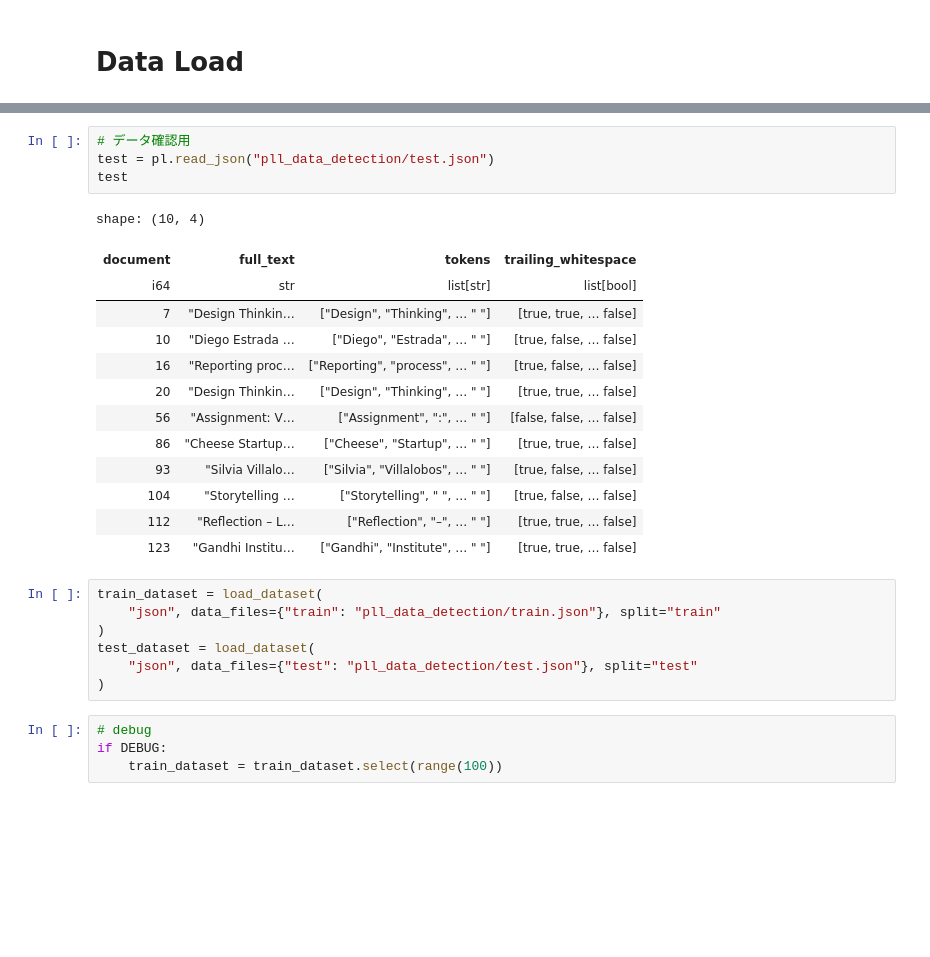
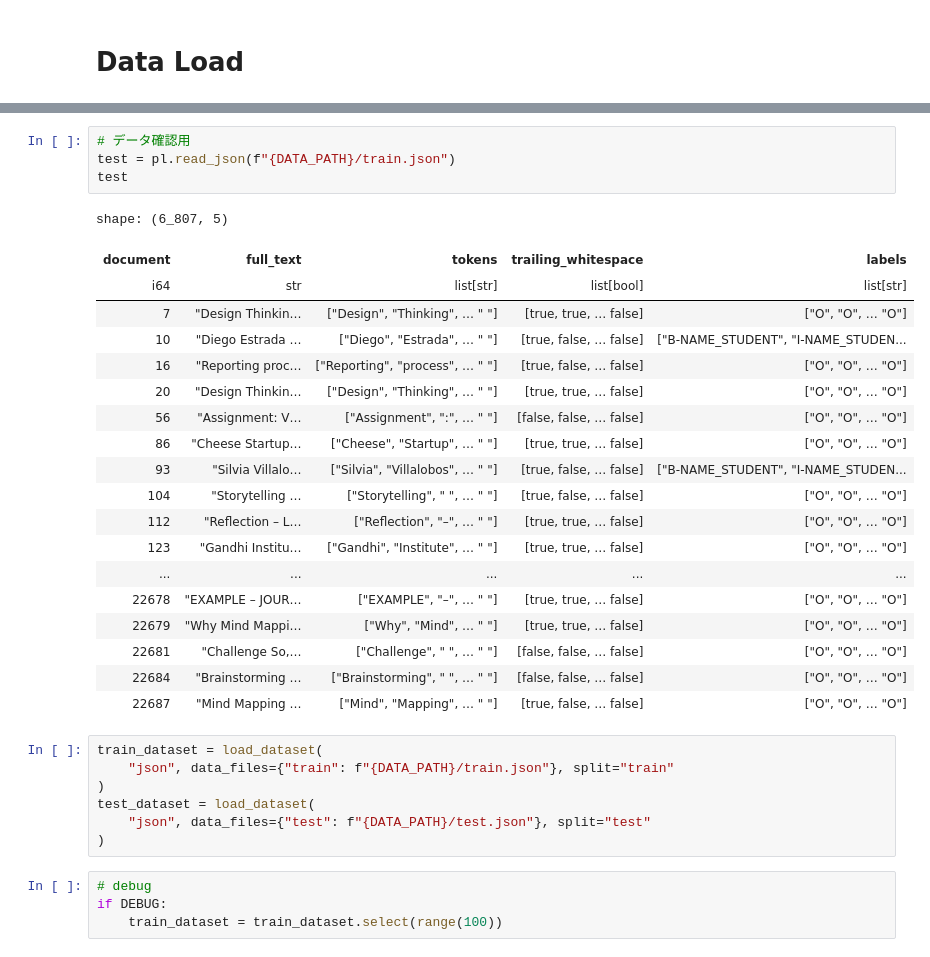
Before and after one commit to sinchir0/pll_data_detection, a Jupyter notebook: exp/exp003.ipynb, the cells around one changed output, grey strips where cells are left out. Saved outputs shown, nothing was run; the diff lists cells and outputs as text; blank space fills up the shorter version.

```diff
--- a/exp/exp003.ipynb
+++ b/exp/exp003.ipynb
@@ -135,28 +145,34 @@ shape: (5, 5)
 | 56 | "Assignment: V… | ["Assignment", ":", … " "] | [false, false, … false] | ["O", "O", … "O"] |
 # %%
 # データ確認用
-test = pl.read_json("pll_data_detection/test.json")
+test = pl.read_json(f"{DATA_PATH}/train.json")
 test
 # %% [output]
-shape: (10, 4)
+shape: (6_807, 5)
-| document | full_text | tokens | trailing_whitespace |
-| i64 | str | list[str] | list[bool] |
-| 7 | "Design Thinkin… | ["Design", "Thinking", … " "] | [true, true, … false] |
-| 10 | "Diego Estrada … | ["Diego", "Estrada", … " "] | [true, false, … false] |
-| 16 | "Reporting proc… | ["Reporting", "process", … " "] | [true, false, … false] |
-| 20 | "Design Thinkin… | ["Design", "Thinking", … " "] | [true, true, … false] |
-| 56 | "Assignment: V… | ["Assignment", ":", … " "] | [false, false, … false] |
-| 86 | "Cheese Startup… | ["Cheese", "Startup", … " "] | [true, true, … false] |
-| 93 | "Silvia Villalo… | ["Silvia", "Villalobos", … " "] | [true, false, … false] |
-| 104 | "Storytelling … | ["Storytelling", " ", … " "] | [true, false, … false] |
-| 112 | "Reflection – L… | ["Reflection", "–", … " "] | [true, true, … false] |
-| 123 | "Gandhi Institu… | ["Gandhi", "Institute", … " "] | [true, true, … false] |
+| document | full_text | tokens | trailing_whitespace | labels |
+| i64 | str | list[str] | list[bool] | list[str] |
+| 7 | "Design Thinkin… | ["Design", "Thinking", … " "] | [true, true, … false] | ["O", "O", … "O"] |
+| 10 | "Diego Estrada … | ["Diego", "Estrada", … " "] | [true, false, … false] | ["B-NAME_STUDENT", "I-NAME_STUDEN... |
+| 16 | "Reporting proc… | ["Reporting", "process", … " "] | [true, false, … false] | ["O", "O", … "O"] |
+| 20 | "Design Thinkin… | ["Design", "Thinking", … " "] | [true, true, … false] | ["O", "O", … "O"] |
+| 56 | "Assignment: V… | ["Assignment", ":", … " "] | [false, false, … false] | ["O", "O", … "O"] |
+| 86 | "Cheese Startup… | ["Cheese", "Startup", … " "] | [true, true, … false] | ["O", "O", … "O"] |
+| 93 | "Silvia Villalo… | ["Silvia", "Villalobos", … " "] | [true, false, … false] | ["B-NAME_STUDENT", "I-NAME_STUDEN... |
+| 104 | "Storytelling … | ["Storytelling", " ", … " "] | [true, false, … false] | ["O", "O", … "O"] |
+| 112 | "Reflection – L… | ["Reflection", "–", … " "] | [true, true, … false] | ["O", "O", … "O"] |
+| 123 | "Gandhi Institu… | ["Gandhi", "Institute", … " "] | [true, true, … false] | ["O", "O", … "O"] |
+| ... | ... | ... | ... | ... |
+| 22678 | "EXAMPLE – JOUR… | ["EXAMPLE", "–", … " "] | [true, true, … false] | ["O", "O", … "O"] |
+| 22679 | "Why Mind Mappi… | ["Why", "Mind", … " "] | [true, true, … false] | ["O", "O", … "O"] |
+| 22681 | "Challenge So,… | ["Challenge", " ", … " "] | [false, false, … false] | ["O", "O", … "O"] |
+| 22684 | "Brainstorming … | ["Brainstorming", " ", … " "] | [false, false, … false] | ["O", "O", … "O"] |
+| 22687 | "Mind Mapping … | ["Mind", "Mapping", … " "] | [true, false, … false] | ["O", "O", … "O"] |
 # %%
 train_dataset = load_dataset(
-    "json", data_files={"train": "pll_data_detection/train.json"}, split="train"
+    "json", data_files={"train": f"{DATA_PATH}/train.json"}, split="train"
 )
 test_dataset = load_dataset(
-    "json", data_files={"test": "pll_data_detection/test.json"}, split="test"
+    "json", data_files={"test": f"{DATA_PATH}/test.json"}, split="test"
 )
 # %%
 # debug
```
Also changed, not shown: parts of 27 cells of this notebook, 2 other files.
